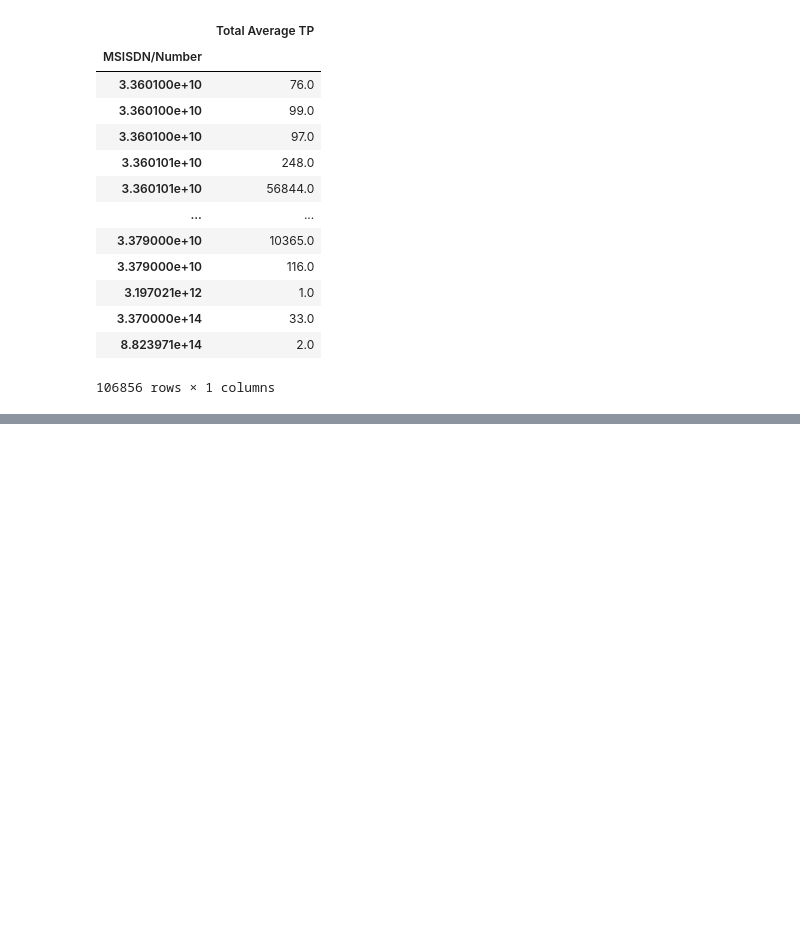
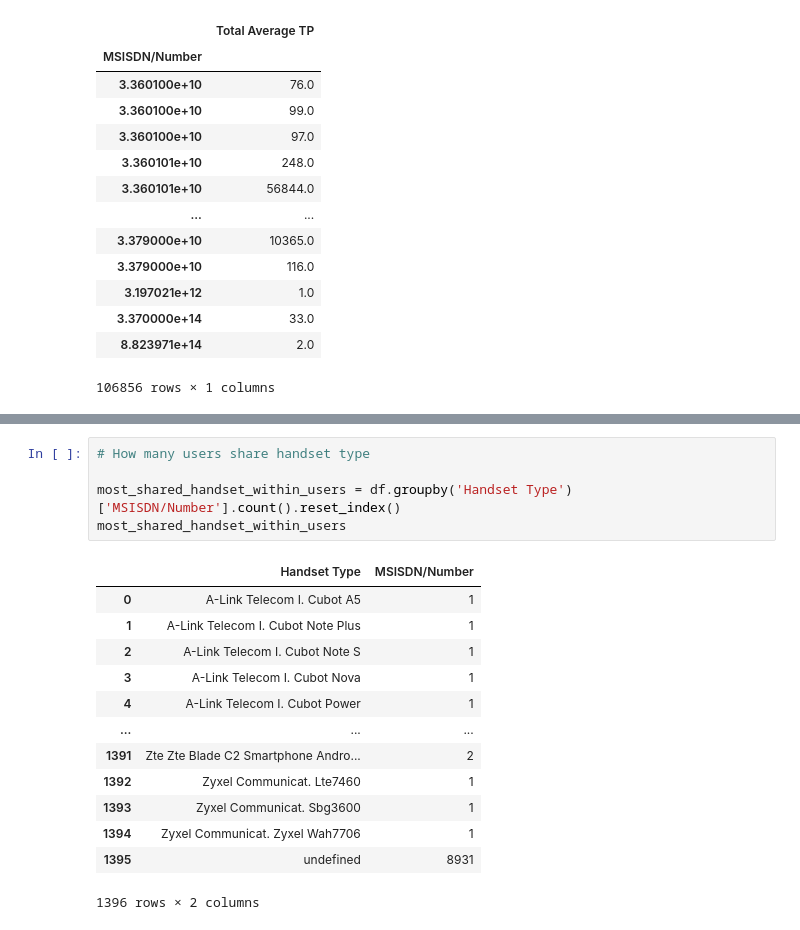
Before and after one commit to melatteshome/User-Analytics-Telecom-Industry, a Jupyter notebook: notebooks/user_experience_analysis.ipynb, the cells around one changed output, grey strips where cells are left out. Saved outputs shown, nothing was run; the diff lists cells and outputs as text; blank space fills up the shorter version.

```diff
--- a/notebooks/user_experience_analysis.ipynb
+++ b/notebooks/user_experience_analysis.ipynb
@@ -198,0 +255,19 @@ most_frequent_handset_type_per_person.head()
+# %%
+# How many users share handset type
+
+most_shared_handset_within_users = df.groupby('Handset Type')['MSISDN/Number'].count().reset_index()
+most_shared_handset_within_users
+# %% [output]
+|  | Handset Type | MSISDN/Number |
+| 0 | A-Link Telecom I. Cubot A5 | 1 |
+| 1 | A-Link Telecom I. Cubot Note Plus | 1 |
+| 2 | A-Link Telecom I. Cubot Note S | 1 |
+| 3 | A-Link Telecom I. Cubot Nova | 1 |
+| 4 | A-Link Telecom I. Cubot Power | 1 |
+| ... | ... | ... |
+| 1391 | Zte Zte Blade C2 Smartphone Andro... | 2 |
+| 1392 | Zyxel Communicat. Lte7460 | 1 |
+| 1393 | Zyxel Communicat. Sbg3600 | 1 |
+| 1394 | Zyxel Communicat. Zyxel Wah7706 | 1 |
+| 1395 | undefined | 8931 |
+1396 rows × 2 columns
```
Also changed, not shown: parts of 8 cells of this notebook.
